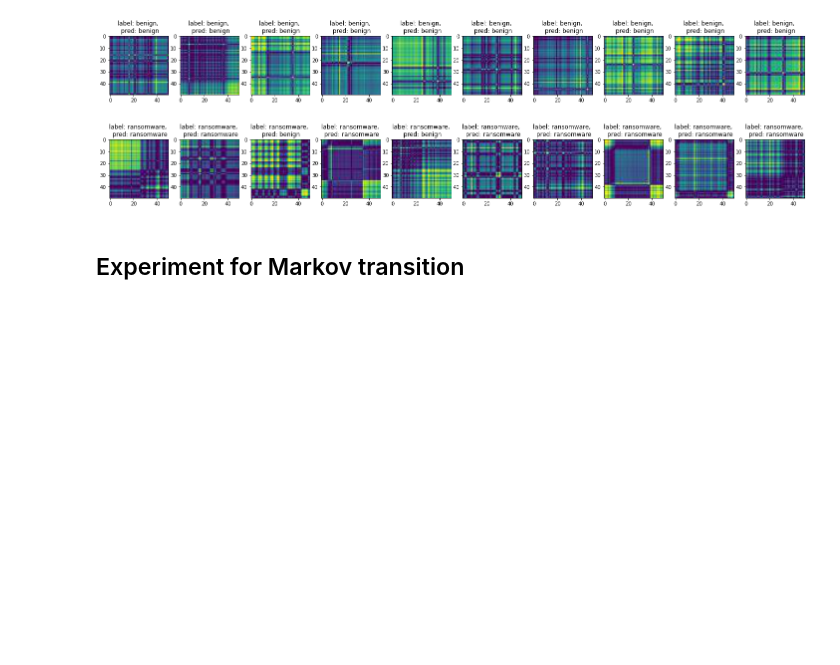
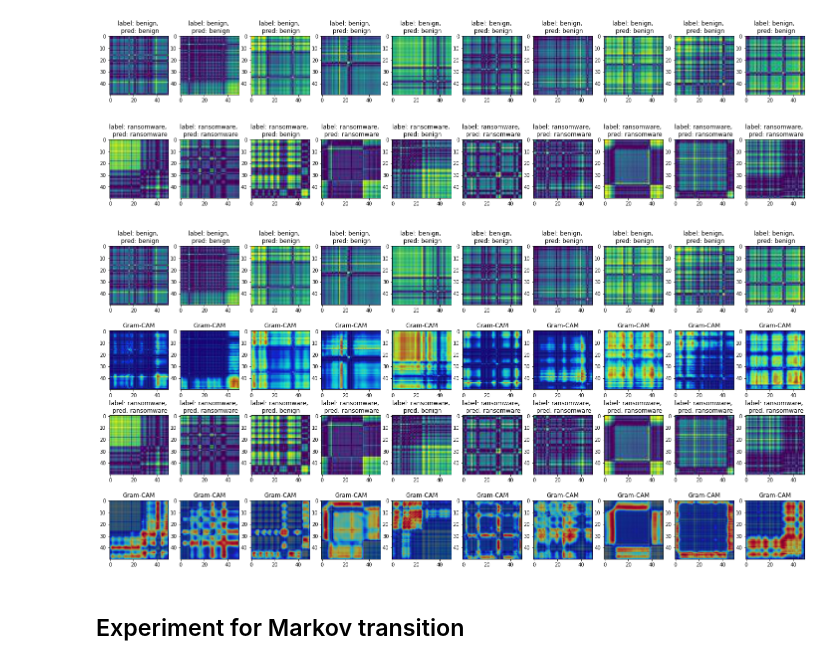
Before and after one commit to olihofmann/cas-aml, a Jupyter notebook: crypto-ransomware-detection/create-cr-cnn-model.ipynb, the cells around one changed output. Cells and saved outputs as stored; diff of their text form; code cells hidden in the pictures; blank space fills up the shorter version.

```diff
--- a/crypto-ransomware-detection/create-cr-cnn-model.ipynb
+++ b/crypto-ransomware-detection/create-cr-cnn-model.ipynb
@@ -265,3 +269,30 @@ def eval_model(test_dataloader, idx_to_class, model):
+# %%
+def grad_cam_analysis(dataloader, model, grad_cam_layer, idx_to_class):
+    fig = plt.figure(figsize=(25, 12))
+    spec = fig.add_gridspec(ncols=10, nrows=4)
+
+    image_iter = iter(dataloader)
+    grad_cam_iter = iter(dataloader)
+
+    for row in range(0, 4, 2):
+        for col in range(10):
+            batch, label = next(image_iter)
+            pred = model(batch)
+            pred = pred.argmax(dim=1)
+
+            x = batch[0] * STD_NORMALIZE[:, None, None] + MEAN_NORMALIZE[:, None, None]
+            ax1 = fig.add_subplot(spec[row, col])
+            ax1.imshow(x.numpy().transpose(1, 2, 0))
+            ax1.set_title(f'label: {idx_to_class[label.item()]}, \n pred: {idx_to_class[pred.item()]}')
+
+        for col in range(10):
+            batch, label = next(grad_cam_iter)
+            grad_cam_image = batch.squeeze(axis=0)
+            grad_cam_analysis_image = grad_cam(model, grad_cam_image, grad_cam_layer, label)
+
+            ax2 = fig.add_subplot(spec[row + 1, col])
+            ax2.imshow(grad_cam_analysis_image)
+            ax2.set_title("Gram-CAM")
 # %% [markdown]
 ## Experiment for gramian angular simulation
 # %%
@@ -387,6 +418,10 @@ eval_model(test_gaf_dataloader, gaf_idx_to_class, validation_model_gaf)
    macro avg       0.92      0.90      0.90        20
 weighted avg       0.92      0.90      0.90        20
 [figure]
+# %%
+grad_cam_analysis(test_gaf_dataloader, validation_model_gaf, validation_model_gaf.conv2, gaf_idx_to_class)
+# %% [output]
+[figure, added]
 # %% [markdown]
 ## Experiment for Markov transition
 # %%
```
Also changed, not shown: parts of 4 cells of this notebook, 1 other file.
